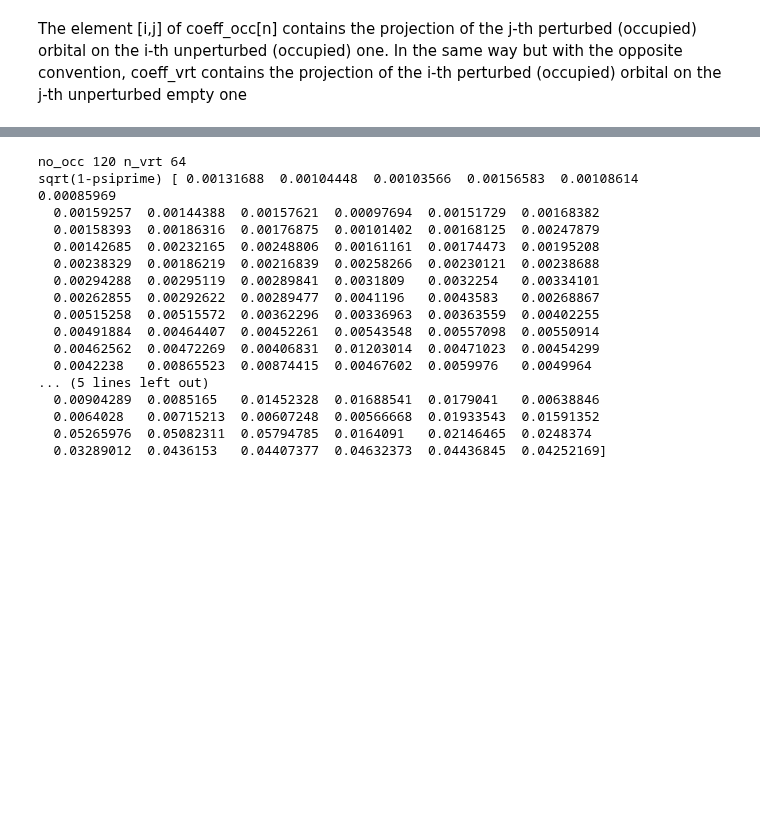
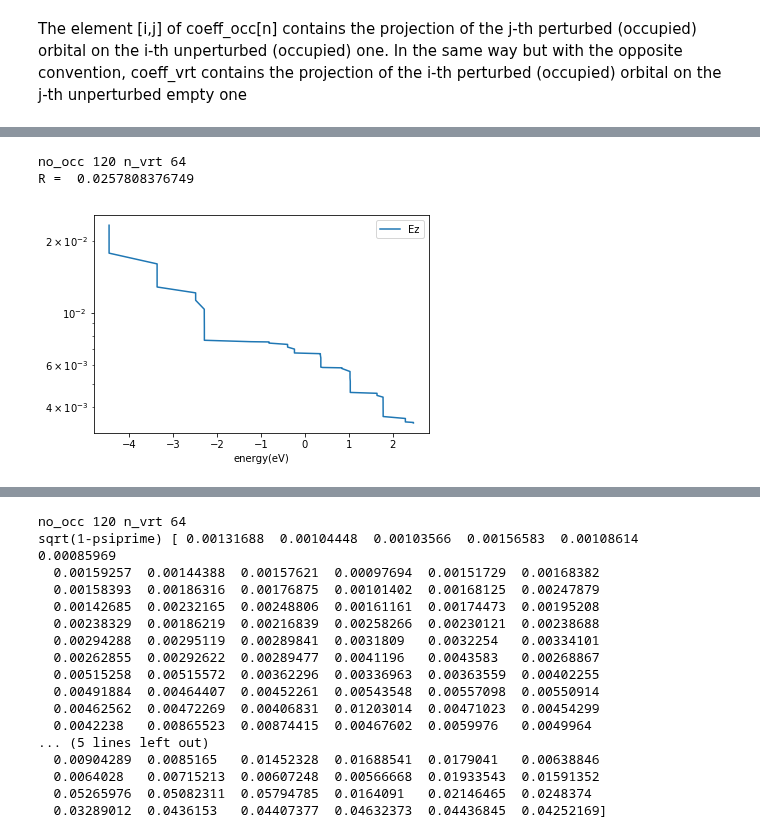
Before and after one commit to luigigenovese/KPM-nb, a Jupyter notebook: POLARIZABILITY/C60/Virtual_Orbitals_Completeness_Relation.ipynb, the cells around one changed output, grey strips where cells are left out. Cells and saved outputs as stored; diff of their text form; code cells hidden in the pictures; blank space fills up the shorter version.

```diff
--- a/POLARIZABILITY/C60/Virtual_Orbitals_Completeness_Relation.ipynb
+++ b/POLARIZABILITY/C60/Virtual_Orbitals_Completeness_Relation.ipynb
@@ -238,0 +272,13 @@ The element [i,j] of coeff_occ[n] contains the projection of the j-th perturbed
+# %%
+reload(R)
+e,S_nvirt_Ez = R.evalS_nvirt(CR_data[0][0])
+# %% [output]
+no_occ 120 n_vrt 64
+R =  0.0257808376749
+# %%
+plt.semilogy(e,S_nvirt_Ez,label='Ez')
+plt.xlabel('energy(eV)')
+plt.legend()
+plt.show()
+# %% [output]
+[figure, added]
```
Also changed, not shown: parts of 8 cells of this notebook, 3 other files.
